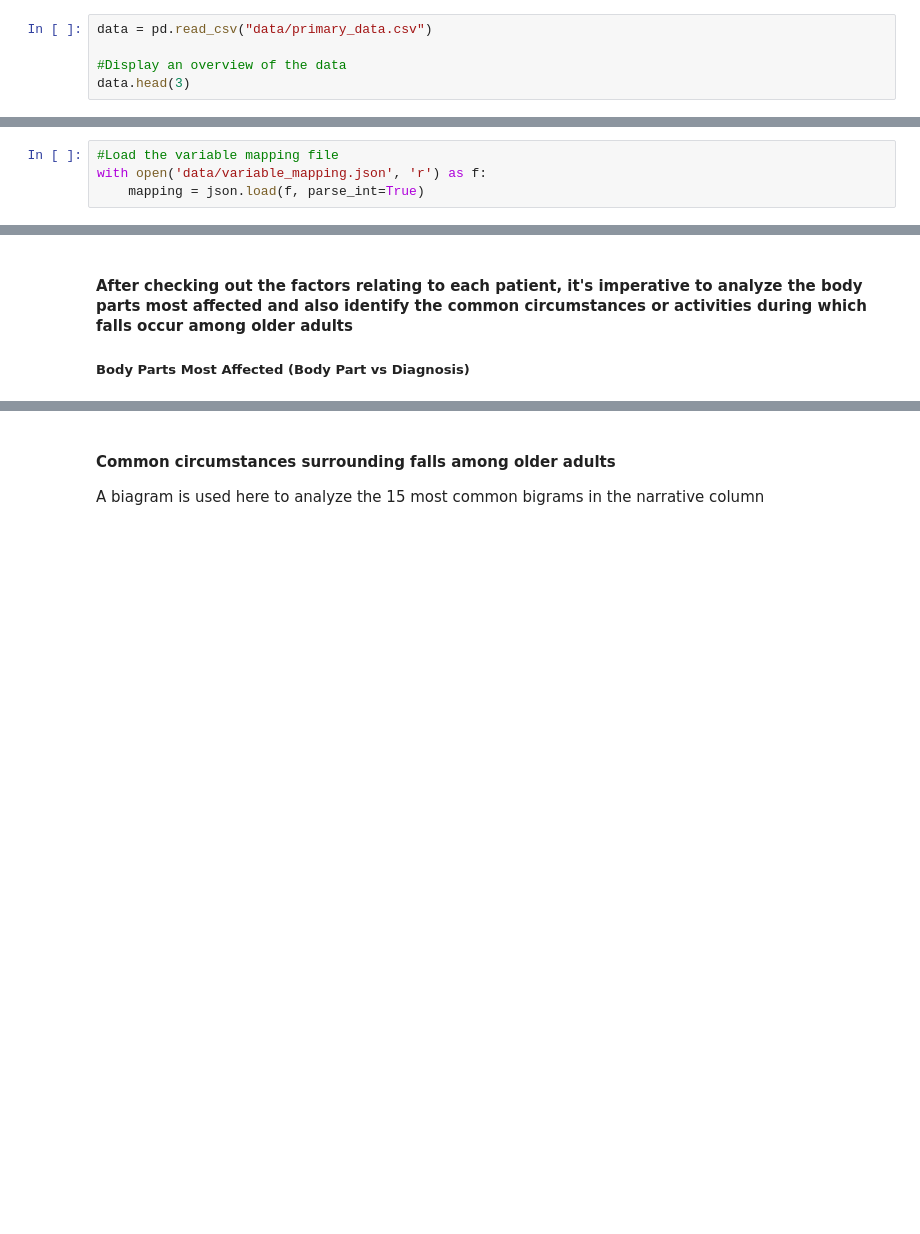
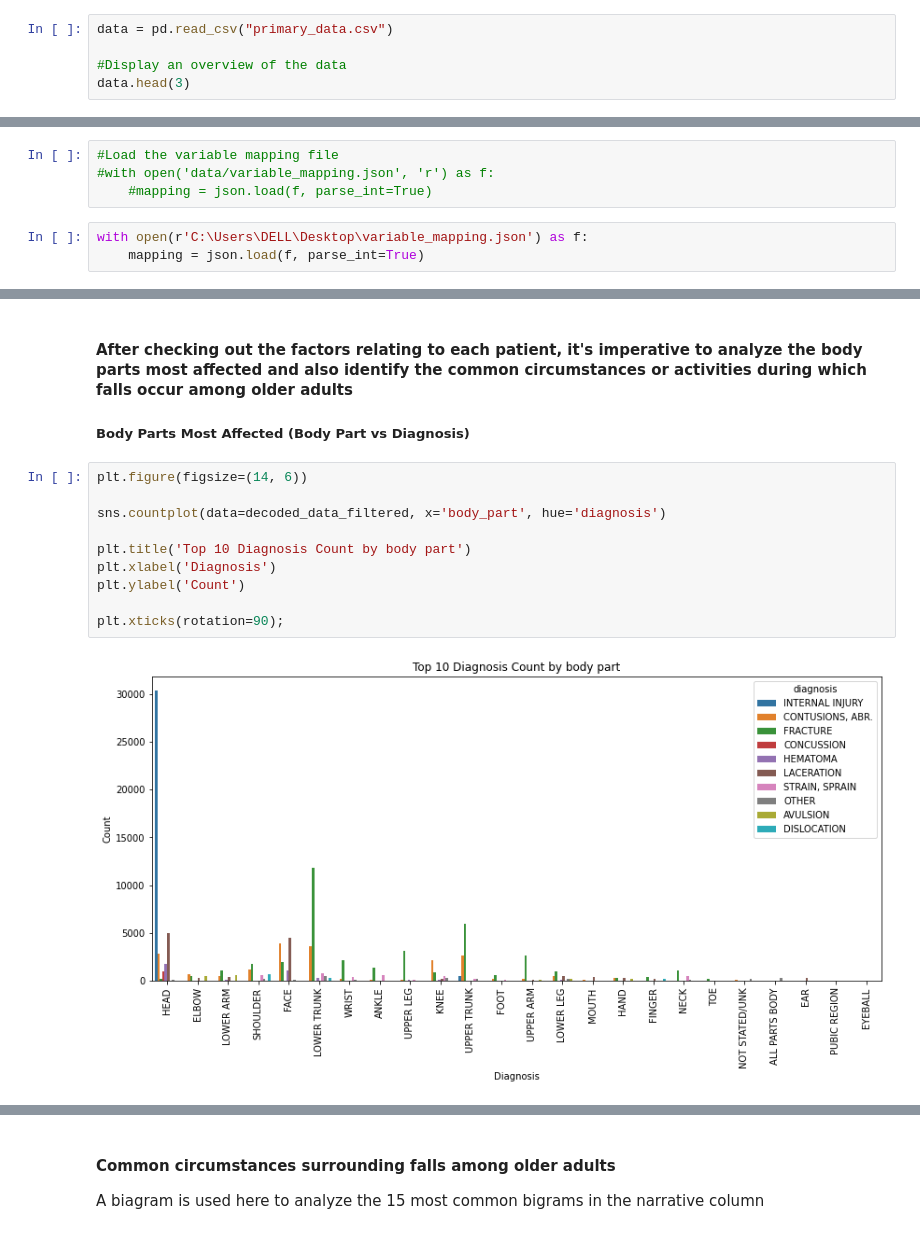
Before and after one commit to Queenvivy/CDC, a Jupyter notebook: CDC Adult Falls Edited.ipynb, the cells around one changed output, grey strips where cells are left out. Cells and saved outputs as stored; diff of their text form; blank space fills up the shorter version.

```diff
--- a/CDC Adult Falls Edited.ipynb
+++ b/CDC Adult Falls Edited.ipynb
@@ -27,7 +27,7 @@ from nltk.stem import WordNetLemmatizer
 # %% [markdown]
 ##### Load the data
 # %%
-data = pd.read_csv("data/primary_data.csv")
+data = pd.read_csv("primary_data.csv")
 
 #Display an overview of the data
 data.head(3)
@@ -131,8 +131,11 @@ data.head(3)
 3 rows × 22 columns
 # %%
 #Load the variable mapping file
-with open('data/variable_mapping.json', 'r') as f:
-    mapping = json.load(f, parse_int=True)
+#with open('data/variable_mapping.json', 'r') as f:
+    #mapping = json.load(f, parse_int=True)
+# %%
+with open(r'C:\Users\DELL\Desktop\variable_mapping.json') as f:
+    mapping = json.load(f, parse_int=True)
 # %%
 #Overview of the variable mapping file
 mapping
@@ -732,3 +735,15 @@ This visualization shows that most of the falls are not caused by drugs as well
 #### After checking out the factors relating to each patient, it's imperative to analyze the body parts most affected and also identify the common circumstances or activities during which falls occur among older adults
 
 ##### Body Parts Most Affected (Body Part vs Diagnosis)
+# %%
+plt.figure(figsize=(14, 6))
+
+sns.countplot(data=decoded_data_filtered, x='body_part', hue='diagnosis')
+
+plt.title('Top 10 Diagnosis Count by body part')
+plt.xlabel('Diagnosis')
+plt.ylabel('Count')
+
+plt.xticks(rotation=90);
+# %% [output]
+[figure, added]
```
Also changed, not shown: parts of 2 cells of this notebook.
